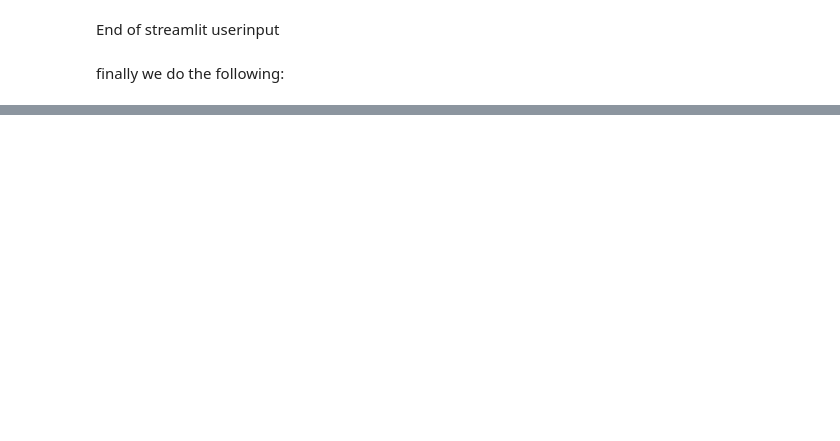
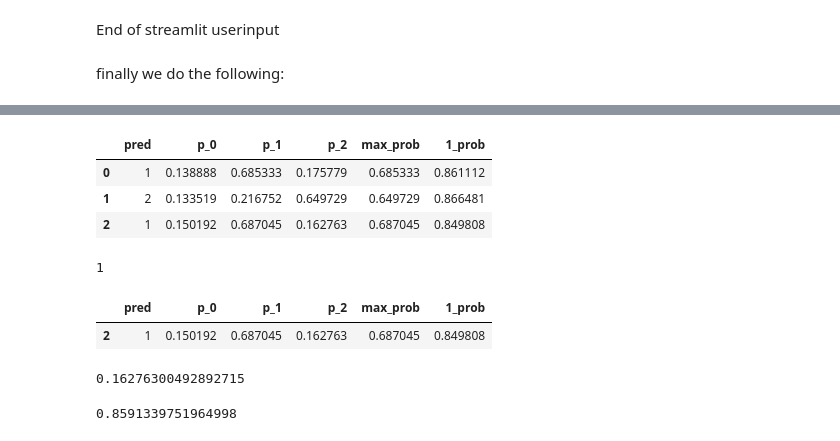
Before and after one commit to bwolff26/capstone_malevonce_prevention, a Jupyter notebook: code/fushion_ii_forapp.ipynb, the cells around one changed output, grey strips where cells are left out. Drawn from its saved outputs; the diff is of its cells as text; code cells hidden in the pictures; blank space fills up the shorter version.

```diff
--- a/code/fushion_ii_forapp.ipynb
+++ b/code/fushion_ii_forapp.ipynb
@@ -67,0 +87,5 @@ sample_pred_comparer
+# %%
+sample_pred_comparer['1_prob'] = [
+    sample_pred_comparer.loc[i, 'max_prob'] if sample_pred_comparer.loc[i, 'pred'] != 1
+    else (1 - sample_pred_comparer.loc[i, 'p_0'])
+    for i in range(sample_pred_comparer.shape[0])
@@ -85,0 +127,25 @@ prob_scanner_account(sample_pred_comparer)
+# %%
+df = sample_pred_comparer.copy()
+df.head()
+# %% [output]
+|  | pred | p_0 | p_1 | p_2 | max_prob | 1_prob |
+| 0 | 1 | 0.138888 | 0.685333 | 0.175779 | 0.685333 | 0.861112 |
+| 1 | 2 | 0.133519 | 0.216752 | 0.649729 | 0.649729 | 0.866481 |
+| 2 | 1 | 0.150192 | 0.687045 | 0.162763 | 0.687045 | 0.849808 |
+# %%
+df['pred'].value_counts()[2]
+# %% [output]
+1
+# %%
+df[df['max_prob']==df['max_prob'].max()]
+# %% [output]
+|  | pred | p_0 | p_1 | p_2 | max_prob | 1_prob |
+| 2 | 1 | 0.150192 | 0.687045 | 0.162763 | 0.687045 | 0.849808 |
+# %%
+df[df['max_prob']==df['max_prob'].max()].iloc[0]['p_2']
+# %% [output]
+0.16276300492892715
+# %%
+df[df['pred']!=0]['1_prob'].mean()
+# %% [output]
+0.8591339751964998
```
Also changed, not shown: parts of 17 cells of this notebook, 2 other files.
